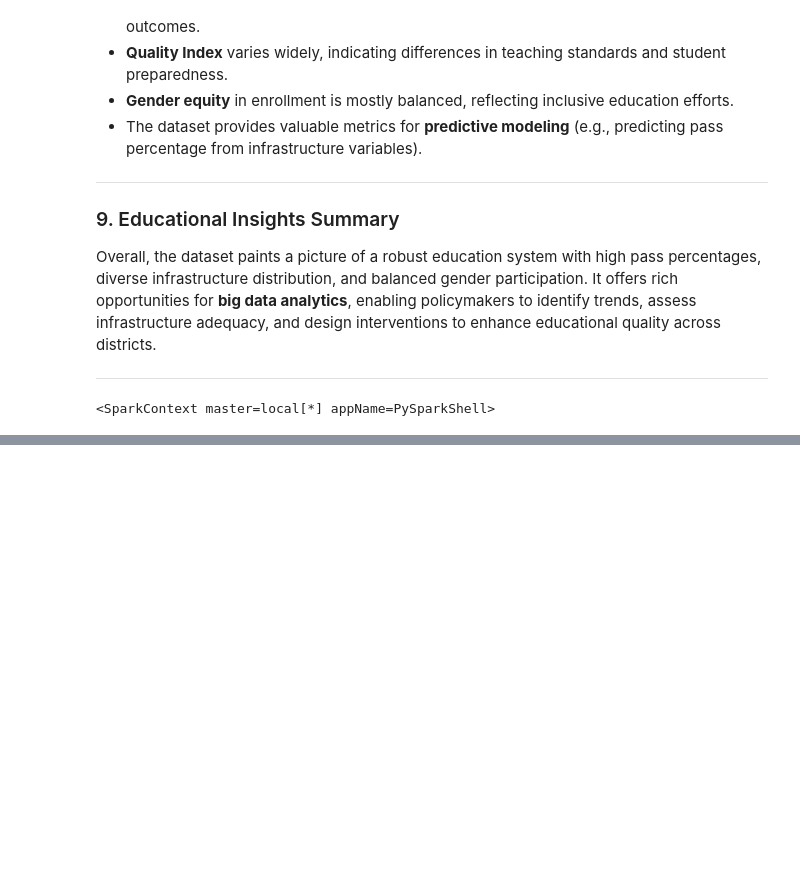
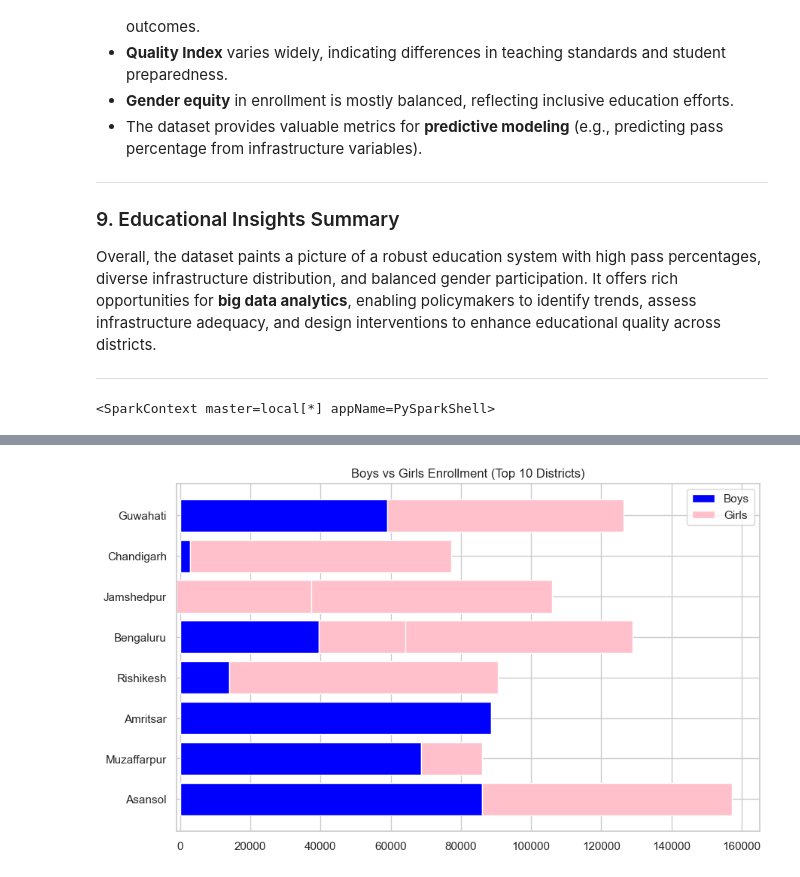
Before and after one commit to pravallika-816/BigDataAnalytics, a Jupyter notebook: 7.Education Data Analysis/Education Dataset Analytics(Mini Project).ipynb, the cells around one changed output, grey strips where cells are left out. Saved outputs shown, nothing was run; the diff lists cells and outputs as text; code cells hidden in the pictures; blank space fills up the shorter version.

```diff
--- a/7.Education Data Analysis/Education Dataset Analytics(Mini Project).ipynb
+++ b/7.Education Data Analysis/Education Dataset Analytics(Mini Project).ipynb
@@ -701,0 +240,11 @@ only showing top 10 rows
+# %%
+#3.Boys vs Girls Enrollment (Stacked Bar)
+plt.figure(figsize=(10,6))
+pdf_sorted = pdf.nlargest(10, "No_of_Students_Total")
+plt.barh(pdf_sorted["District"], pdf_sorted["No_of_Students_Boys"], color="blue", label="Boys")
+plt.barh(pdf_sorted["District"], pdf_sorted["No_of_Students_Girls"], left=pdf_sorted["No_of_Students_Boys"], color="pink", label="Girls")
+plt.legend()
+plt.title("Boys vs Girls Enrollment (Top 10 Districts)")
+plt.show()
+# %% [output]
+[figure, added]
```
Also changed, not shown: parts of 41 cells of this notebook.
